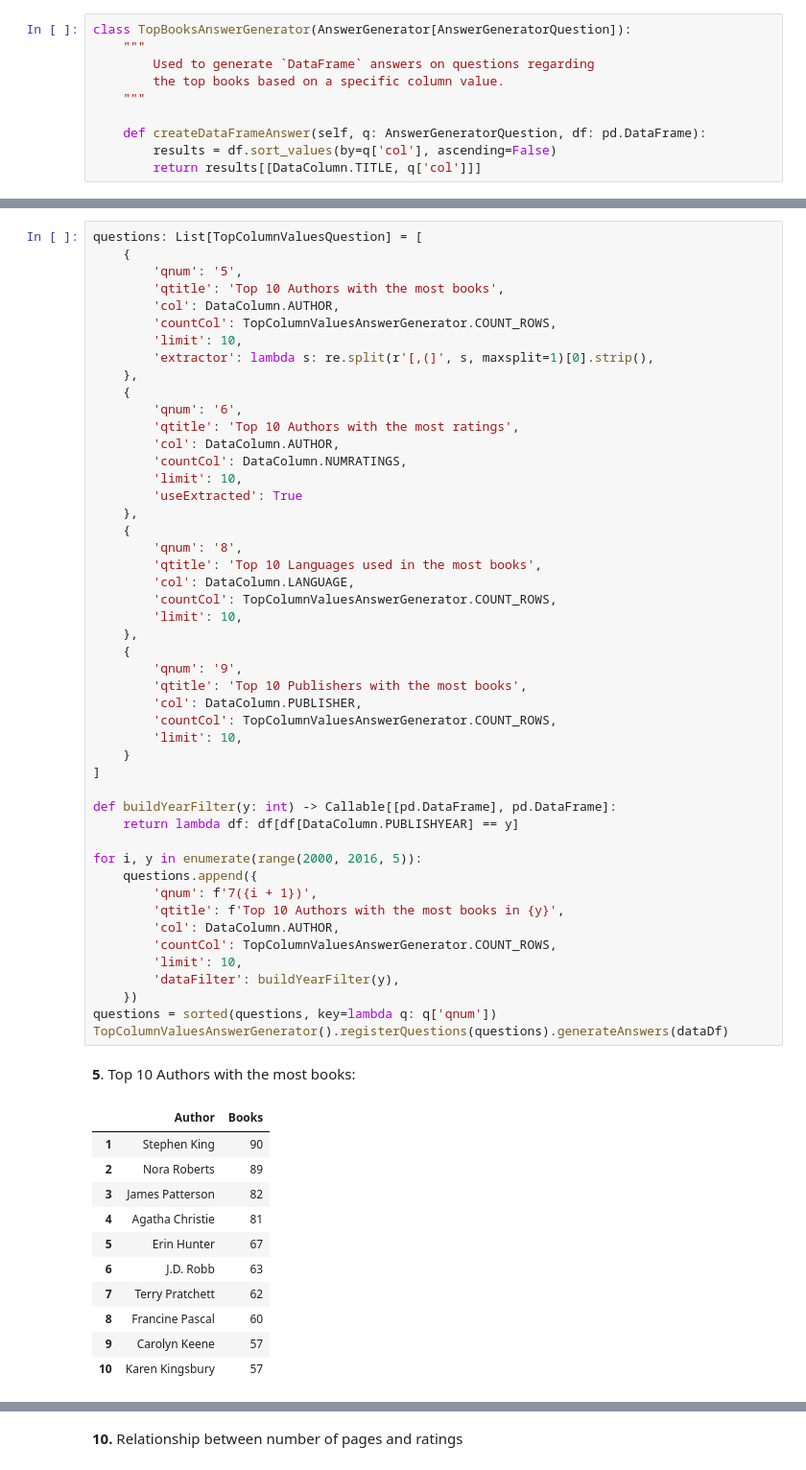
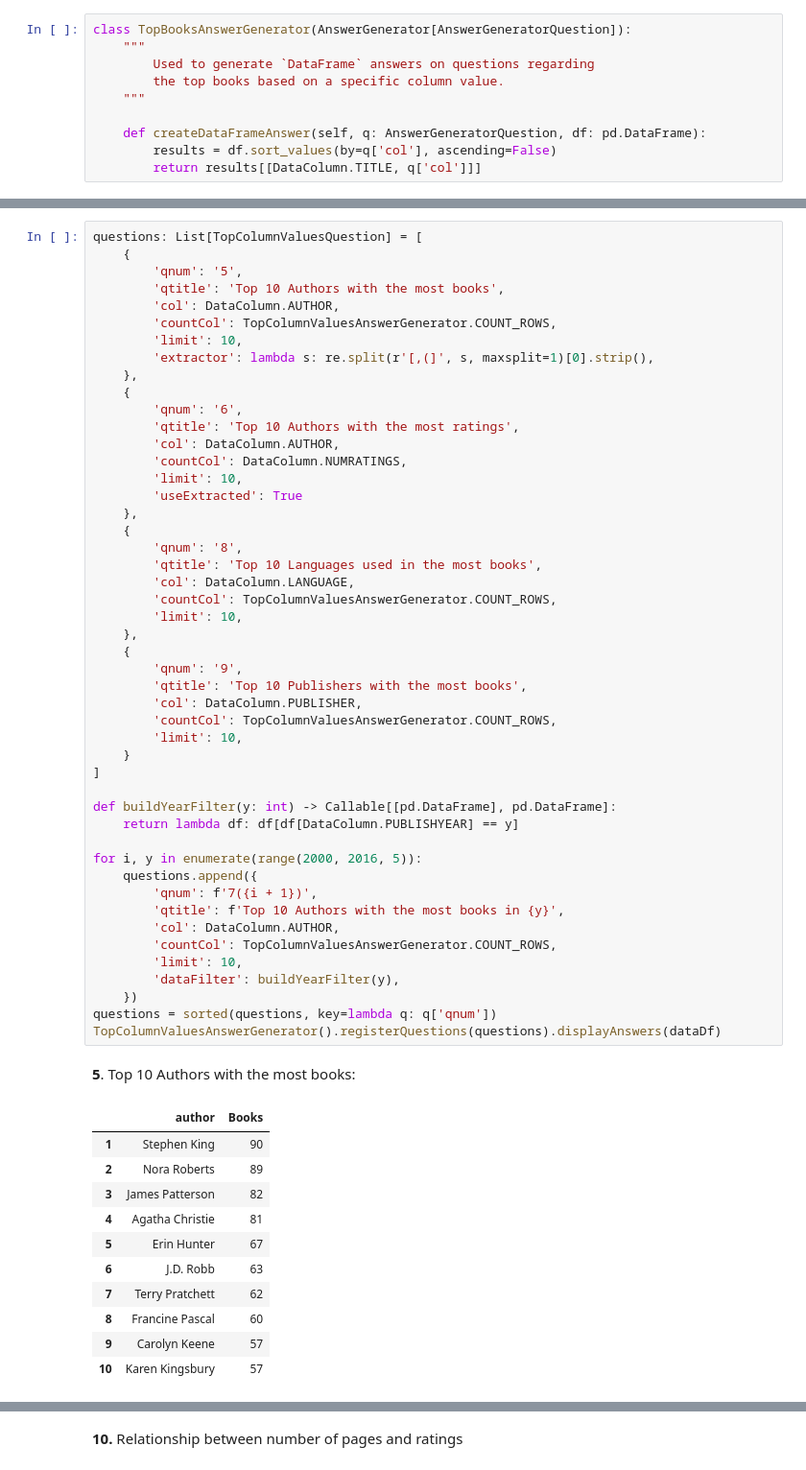
Before and after one commit to pspanoudakis/Data-Mining-Techniques-Projects, a Jupyter notebook: project2/GoodreadsBooks.ipynb, the cells around one changed output, grey strips where cells are left out. Shown: that part at 96% size. Cells and saved outputs as stored; diff of their text form.

Commit message:
Preparing Classifier data

```diff
--- a/project2/GoodreadsBooks.ipynb
+++ b/project2/GoodreadsBooks.ipynb
@@ -364,35 +364,35 @@ questions: List[TopColumnValuesQuestion] = [
         'qnum': '8',
         'qtitle': 'Top 10 Languages used in the most books',
         'col': DataColumn.LANGUAGE,
         'countCol': TopColumnValuesAnswerGenerator.COUNT_ROWS,
         'limit': 10,
     },
     {
         'qnum': '9',
         'qtitle': 'Top 10 Publishers with the most books',
         'col': DataColumn.PUBLISHER,
         'countCol': TopColumnValuesAnswerGenerator.COUNT_ROWS,
         'limit': 10,
     }
 ]
 
 def buildYearFilter(y: int) -> Callable[[pd.DataFrame], pd.DataFrame]:
     return lambda df: df[df[DataColumn.PUBLISHYEAR] == y]
 
 for i, y in enumerate(range(2000, 2016, 5)):
     questions.append({
         'qnum': f'7({i + 1})',
         'qtitle': f'Top 10 Authors with the most books in {y}',
         'col': DataColumn.AUTHOR,
         'countCol': TopColumnValuesAnswerGenerator.COUNT_ROWS,
         'limit': 10,
         'dataFilter': buildYearFilter(y),
     })
 questions = sorted(questions, key=lambda q: q['qnum'])
-TopColumnValuesAnswerGenerator().registerQuestions(questions).generateAnswers(dataDf)
+TopColumnValuesAnswerGenerator().registerQuestions(questions).displayAnswers(dataDf)
 # %% [output]
 **5**. Top 10 Authors with the most books:
-|  | Author | Books |
+|  | author | Books |
 | 1 | Stephen King | 90 |
 | 2 | Nora Roberts | 89 |
 | 3 | James Patterson | 82 |
```
Also changed, not shown: parts of 13 cells of this notebook, 1 other file.
